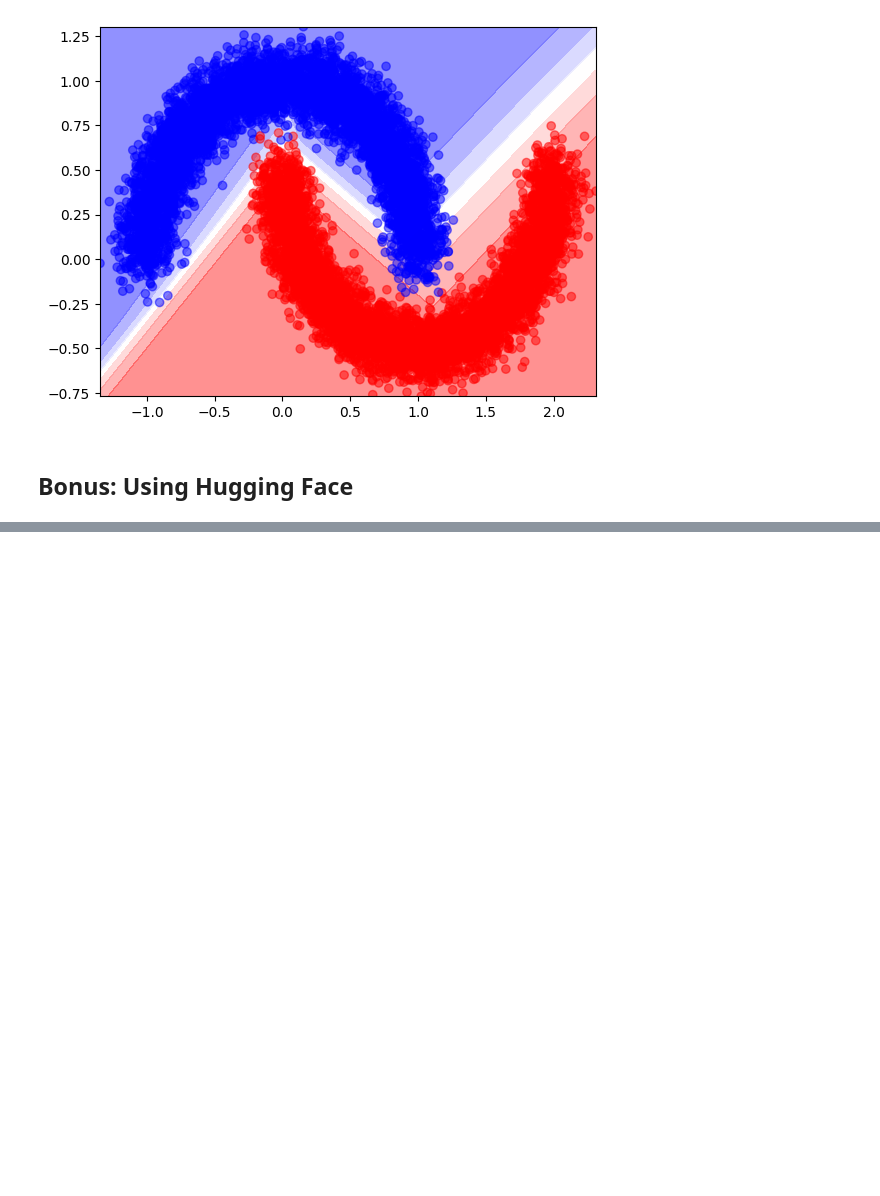
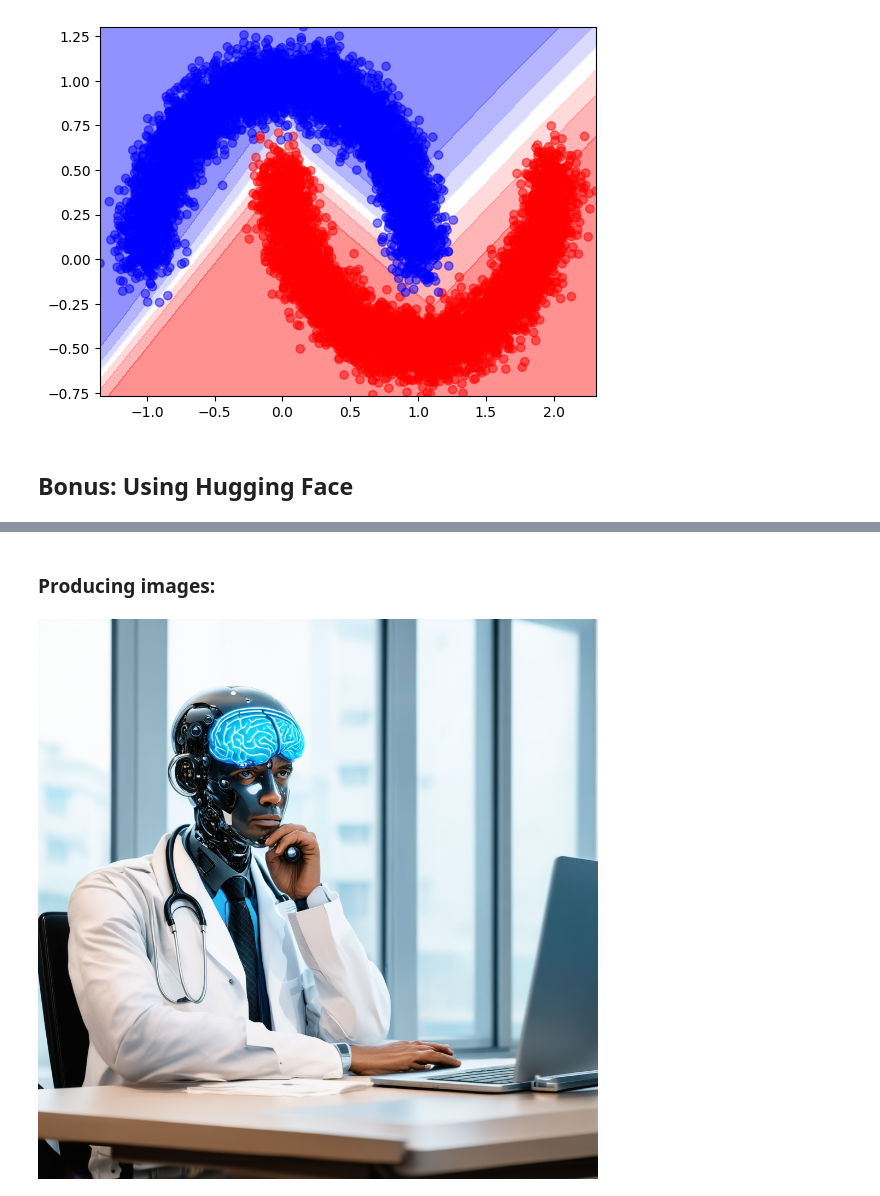
Before and after one commit to ML4NS/ml4ns.github.io, a Jupyter notebook: labs/Pytorch Tutorial.ipynb, the cells around one changed output, grey strips where cells are left out. Saved outputs shown, nothing was run; the diff lists cells and outputs as text; code cells hidden in the pictures; blank space fills up the shorter version.

```diff
--- a/labs/Pytorch Tutorial.ipynb
+++ b/labs/Pytorch Tutorial.ipynb
@@ -565,0 +649,20 @@ import transformers
+# %% [markdown]
+### Producing images:
+# %%
+import torch
+from diffusers import StableDiffusion3Pipeline
+
+pipe = StableDiffusion3Pipeline.from_pretrained(
+    "stabilityai/stable-diffusion-3.5-medium", torch_dtype=torch.bfloat16
+)
+pipe = pipe.to("cuda")
+# %%
+image = pipe(
+    "A doctor with a robot brain, sat at a desk thinking about the future",
+    num_inference_steps=40,
+    guidance_scale=4.5,
+).images[0]
+# %%
+image
+# %% [output]
+[figure, added]
```
Also changed, not shown: parts of 14 cells of this notebook.
